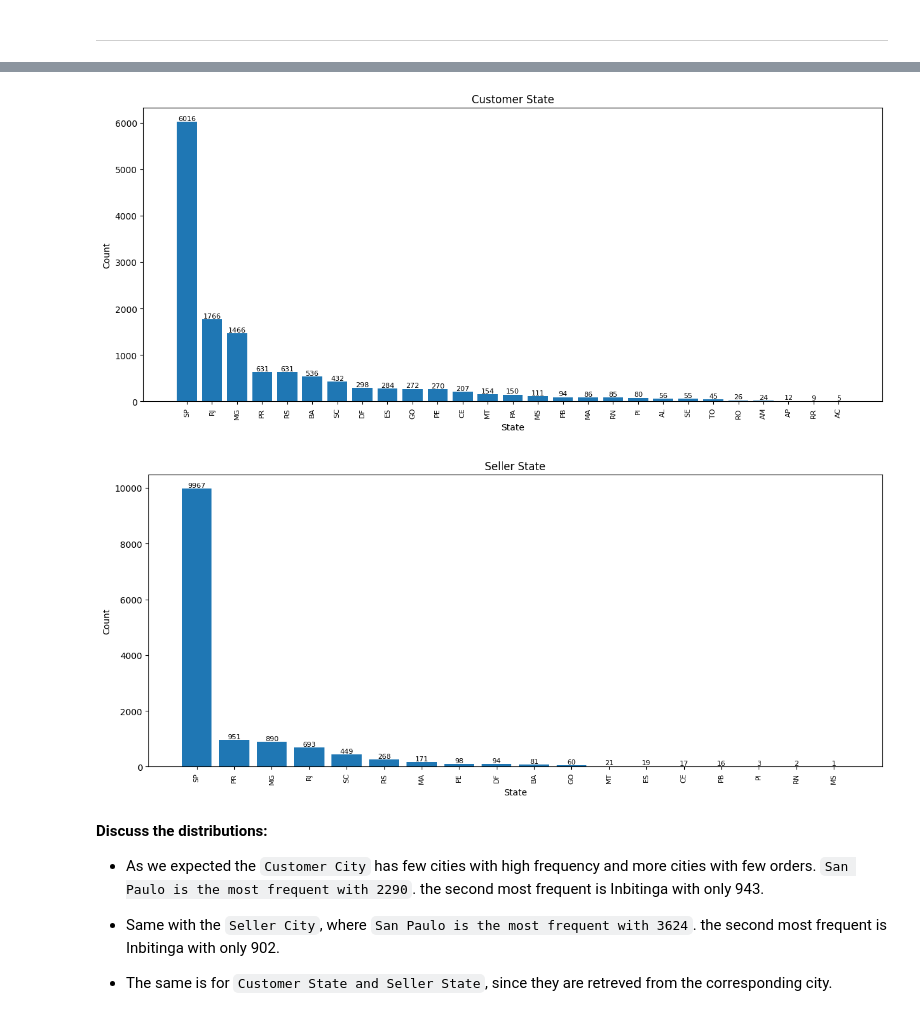
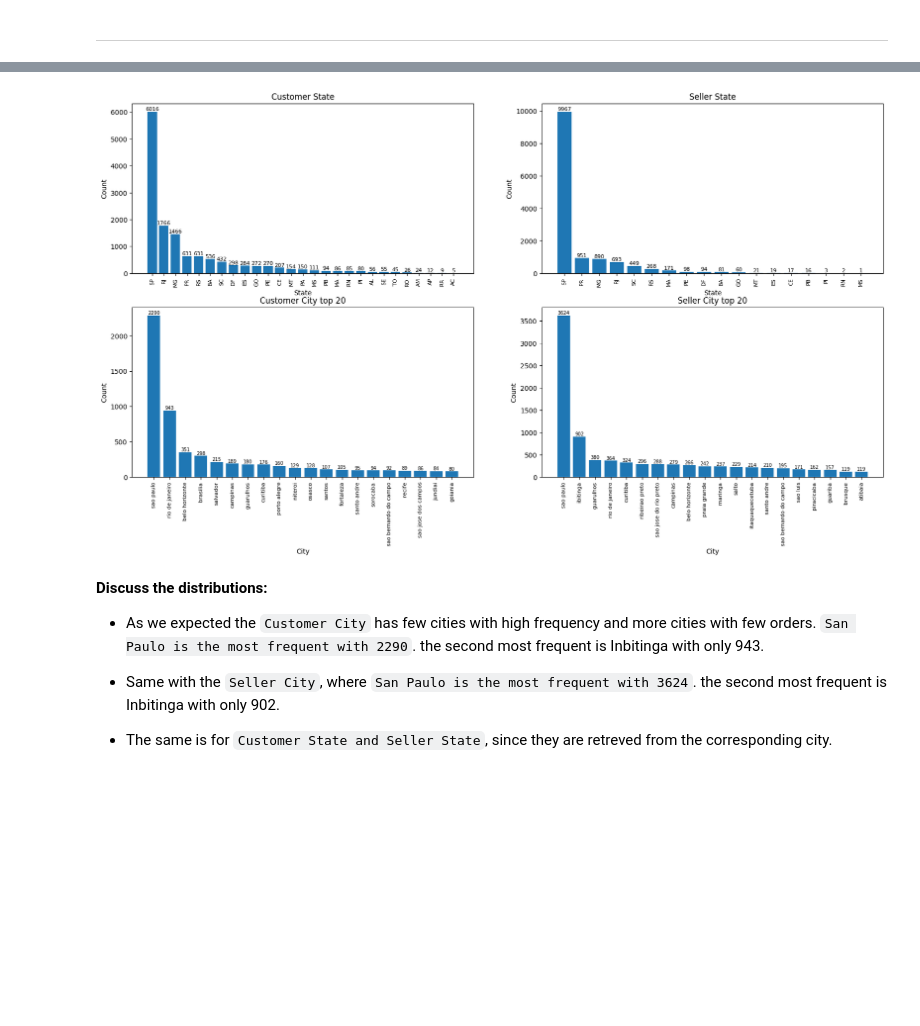
Before and after one commit to prffraia/Machine_Learning, a Jupyter notebook: 01_EDA.ipynb, the cells around one changed output, grey strips where cells are left out. Saved outputs shown, nothing was run; the diff lists cells and outputs as text; code cells hidden in the pictures; blank space fills up the shorter version.

```diff
--- a/01_EDA.ipynb
+++ b/01_EDA.ipynb
@@ -161,31 +133,49 @@ plt.show()
-# %%
-# Customer State
-fig, ax = plt.subplots(figsize=(15, 6))
-city_counts = df['customer_state'].value_counts()
-plt.bar(city_counts.index, city_counts.values)
-plt.xticks(rotation=90, fontsize=8)
-plt.xlabel('State')
-plt.ylabel('Count')
-plt.title('Customer State')
-for i, v in enumerate(city_counts.values):
-    plt.text(i, v, str(v), ha='center', va='bottom', fontsize=8)
-plt.show()
-# %% [output]
-[figure, removed]
-# %%
-# Seller State
-fig, ax = plt.subplots(figsize=(15, 6))
-city_counts = df['seller_state'].value_counts()
-plt.bar(city_counts.index, city_counts.values)
-plt.xticks(rotation=90, fontsize=8)
-plt.xlabel('State')
-plt.ylabel('Count')
-plt.title('Seller State')
-for i, v in enumerate(city_counts.values):
-    plt.text(i, v, str(v), ha='center', va='bottom', fontsize=8)
-plt.show()
-# %% [output]
-[figure, removed]
+# %%
+fig, ((ax1, ax2), (ax3, ax4)) = plt.subplots(2, 2, figsize=(20, 10))
+
+# Customer City
+city_counts = df['customer_city'].value_counts()
+ax3.bar(city_counts.index[:20], city_counts.values[:20])
+ax3.set_xticklabels(city_counts.index[:20], rotation=90, fontsize=8)
+ax3.set_xlabel('City')
+ax3.set_ylabel('Count')
+ax3.set_title('Customer City top 20')
+for i, v in enumerate(city_counts.values[:20]):
+    ax3.text(i, v, str(v), ha='center', va='bottom', fontsize=7)
+
+# Seller City
+city_counts = df['seller_city'].value_counts()
+ax4.bar(city_counts.index[:20], city_counts.values[:20])
+ax4.set_xticklabels(city_counts.index[:20], rotation=90, fontsize=8)
+ax4.set_xlabel('City')
+ax4.set_ylabel('Count')
+ax4.set_title('Seller City top 20')
+for i, v in enumerate(city_counts.values[:20]):
+    ax4.text(i, v, str(v), ha='center', va='bottom', fontsize=7)
+
+# Customer State
+city_counts = df['customer_state'].value_counts()
+ax1.bar(city_counts.index, city_counts.values)
+ax1.set_xticklabels(city_counts.index, rotation=90, fontsize=8)
+ax1.set_xlabel('State')
+ax1.set_ylabel('Count')
+ax1.set_title('Customer State')
+for i, v in enumerate(city_counts.values):
+    ax1.text(i, v, str(v), ha='center', va='bottom', fontsize=8)
+
+# Seller State
+city_counts = df['seller_state'].value_counts()
+ax2.bar(city_counts.index, city_counts.values)
+ax2.set_xticklabels(city_counts.index, rotation=90, fontsize=8)
+ax2.set_xlabel('State')
+ax2.set_ylabel('Count')
+ax2.set_title('Seller State')
+for i, v in enumerate(city_counts.values):
+    ax2.text(i, v, str(v), ha='center', va='bottom', fontsize=8)
+
+plt.show()
+# %% [output]
+[figure, added]
 # %% [markdown]
 **Discuss the distributions:**
 
```
Also changed, not shown: parts of 5 cells of this notebook.
